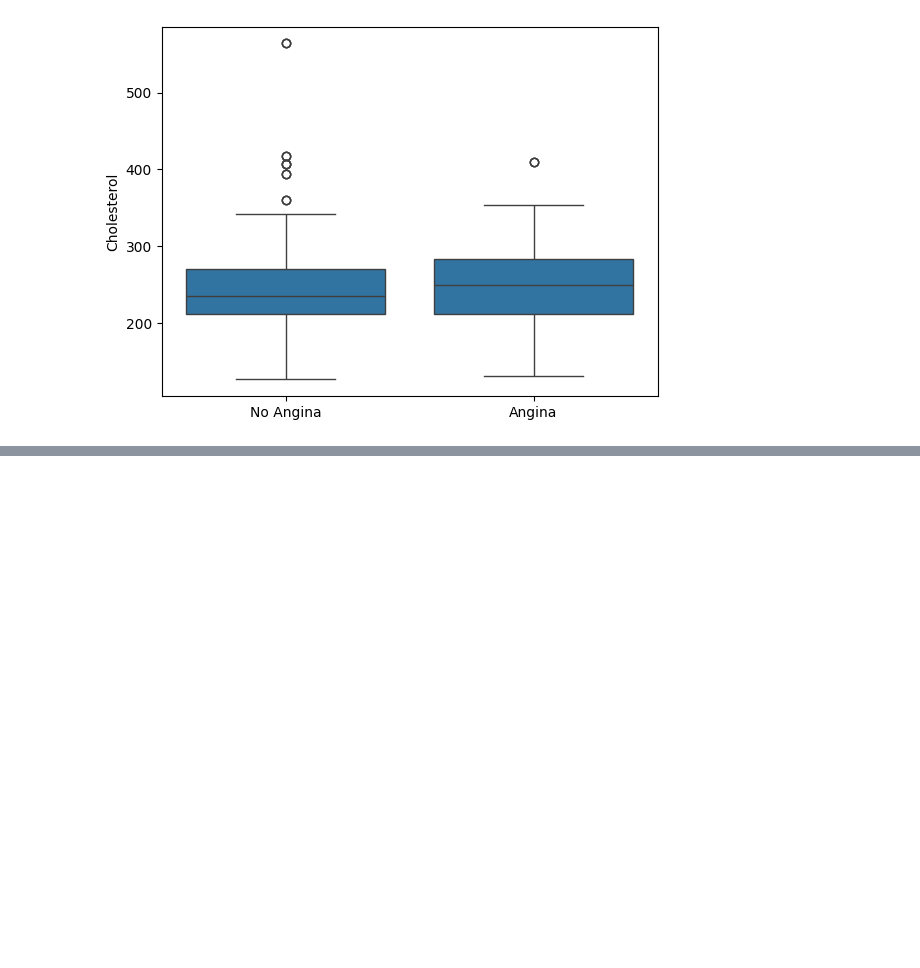
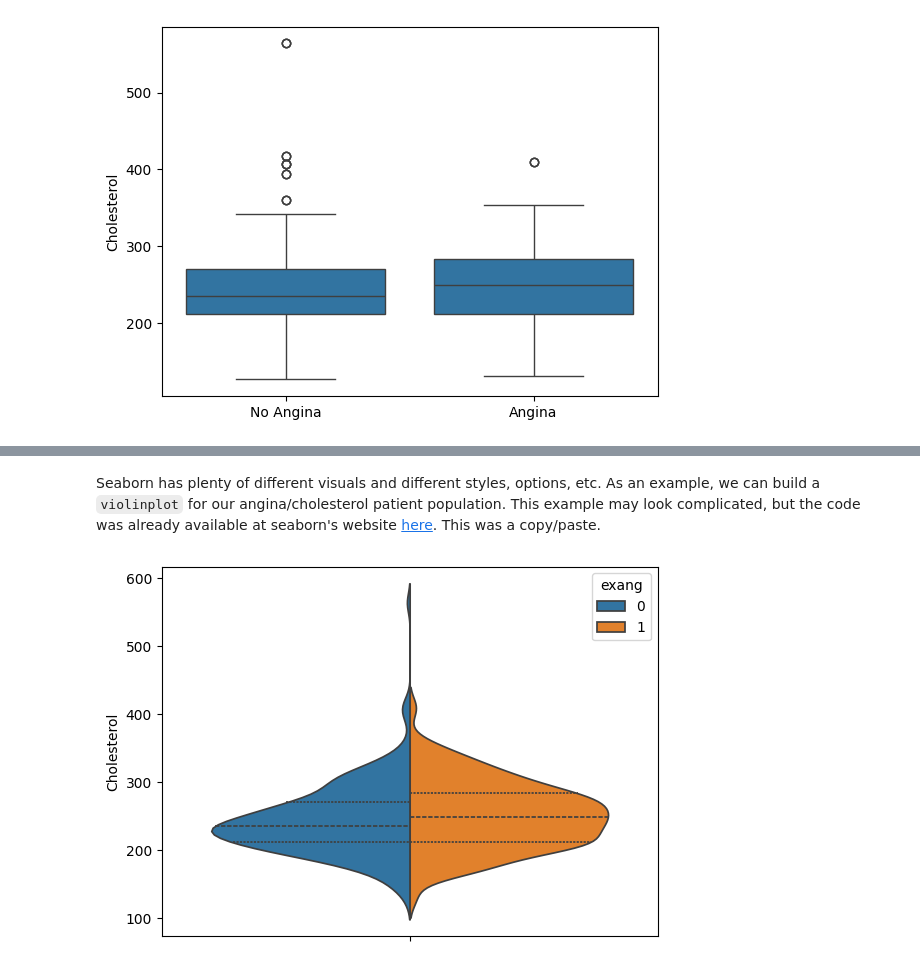
Before and after one commit to computationalUncertaintyLab/dexp_book, a Jupyter notebook: Chap3_Dataviz.ipynb, the cells around one changed output, grey strips where cells are left out. Drawn from its saved outputs; the diff is of its cells as text; code cells hidden in the pictures; blank space fills up the shorter version.

````diff
--- a/Chap3_Dataviz.ipynb
+++ b/Chap3_Dataviz.ipynb
@@ -281,0 +327,22 @@ plt.show()
+# %% [markdown]
+Seaborn has plenty of different visuals and different styles, options, etc.
+As an example, we can build a ```violinplot``` for our angina/cholesterol patient population.
+This example may look complicated, but the code was already available at seaborn's website [here](https://seaborn.pydata.org/examples/grouped_violinplots.html).
+This was a copy/paste.
+# %%
+import seaborn as sns
+
+fig,ax = plt.subplots()
+sns.violinplot( y       = "chol"         #--Specify the variable to summarize on the veritical axis
+                ,inner  = "quart"        #--Tells seaborn to draw lines for the percentiles instead of a box
+                ,hue    = "exang"
+                ,split  = True           #--Produces the density on opposite sides
+                ,data   = heart_disease  #--Specify which dataframe holds the above variables
+                ,ax     = ax)            #--Specify the axis in which to produce this plot
+
+ax.set_ylabel("Cholesterol")
+ax.set_xlabel("")
+
+plt.show()
+# %% [output]
+[figure, added]
````
Also changed, not shown: parts of 4 cells of this notebook.
